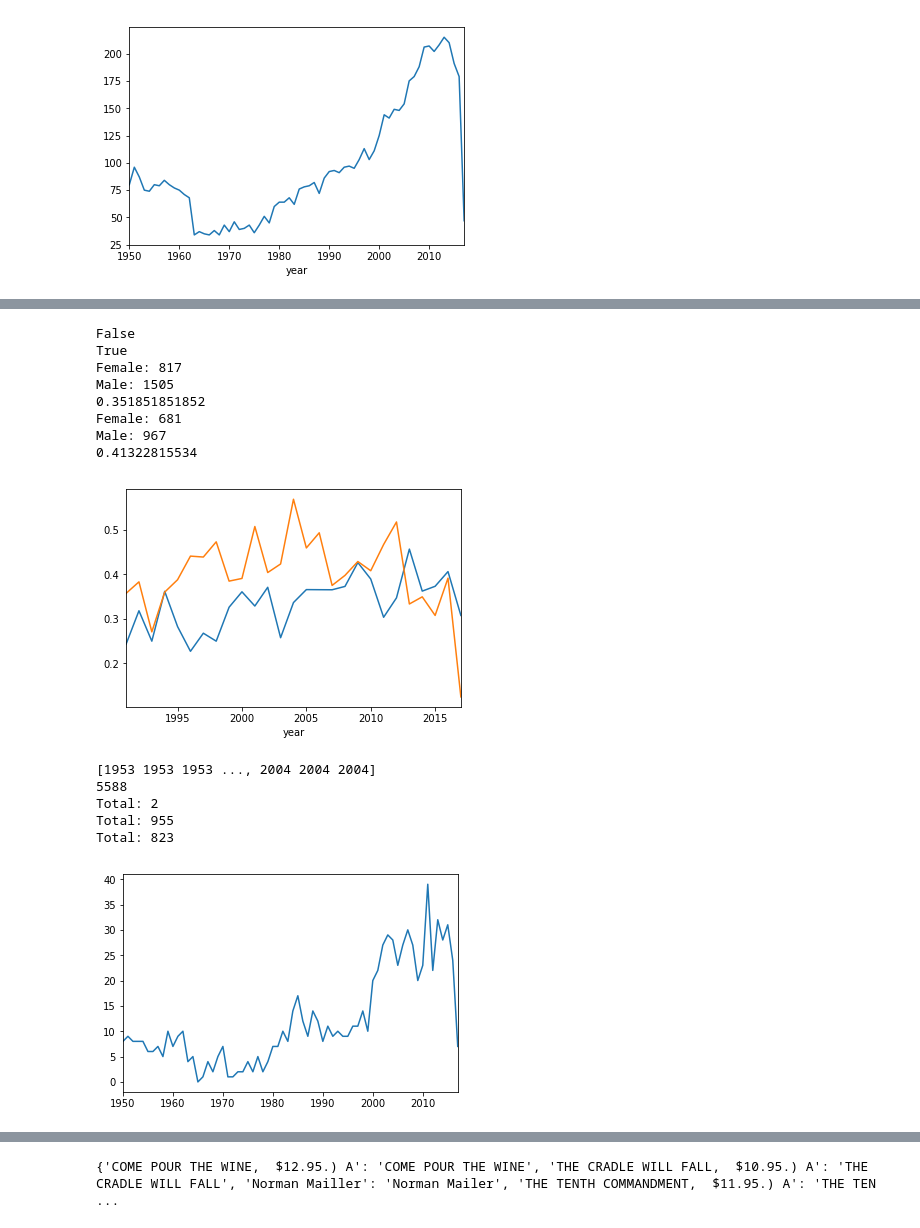
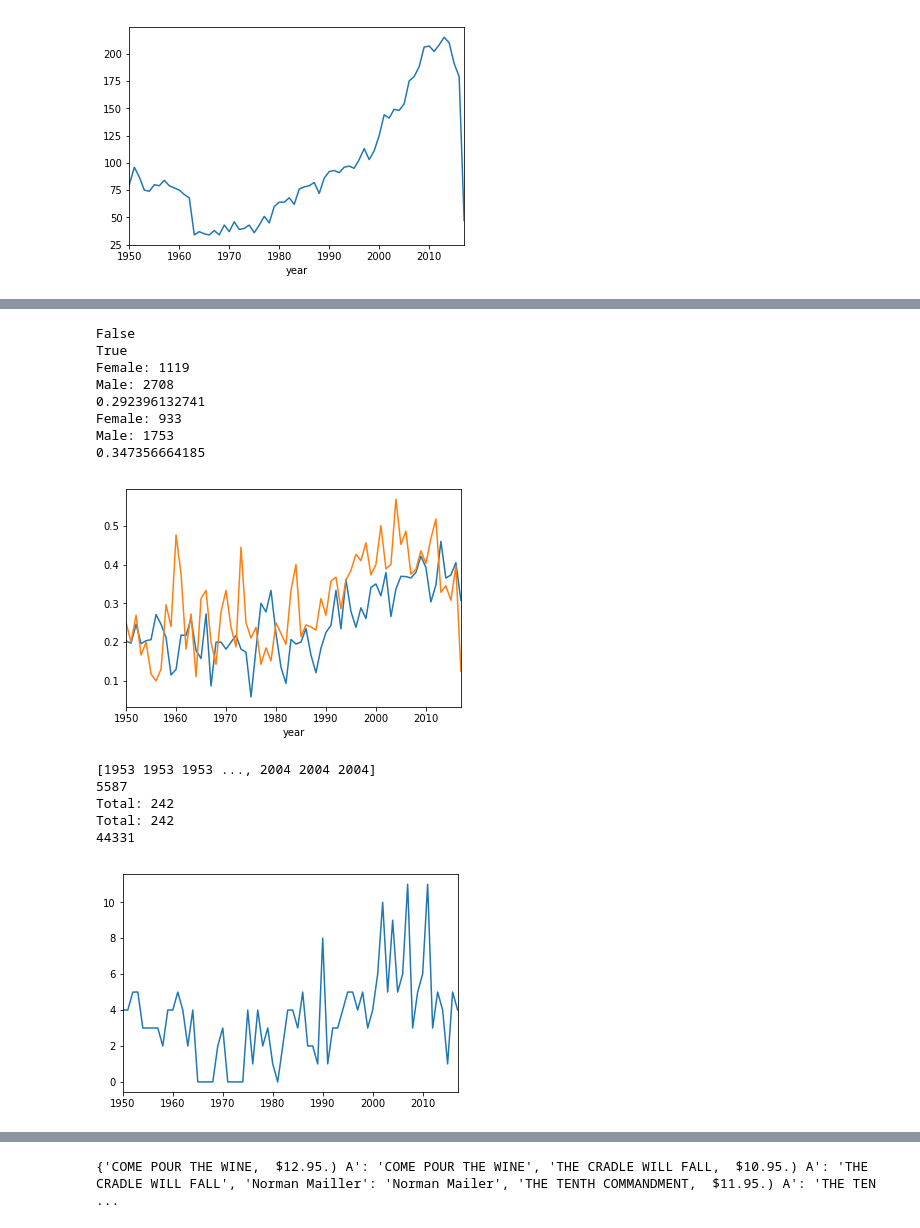
Before and after one commit to cimar/books, a Jupyter notebook: Clean Glue.ipynb, the cells around one changed output, grey strips where cells are left out. Drawn from its saved outputs; the diff is of its cells as text; code cells hidden in the pictures.

Commit message:
Taking care of the empty lses, writing data to a pickle

```diff
--- a/Clean Glue.ipynb
+++ b/Clean Glue.ipynb
@@ -406,8 +391,8 @@ def get_oclc_entries(title,authors):
         #i = i+1
     return entries
 
-print get_oclc_entries('BELOVED', ['Toni Barfblatt'])
-print get_oclc_entries('SEVEN DAYS IN MAY', ['Fletcher Knebel'])
+print get_oclc_entries('THE CITY OF MIRRORS', ['Justin Cronin'])
+#print get_oclc_entries('SEVEN DAYS IN MAY', ['Fletcher Knebel'])
 
 def max_holding(oarr):
     target = oarr[0]
@@ -448,6 +433,7 @@ def lookup_oclc(owi):
         response_code = xml.find('{http://classify.oclc.org}response').get("code")
         if response_code == '102':
             print '102!'
+        v = [{'name':'','viaf':''}]
     fast = get_fast(xml)
     target = {'authors':v,'fast':fast}
     return target
@@ -473,5 +459,5 @@ def get_viaf(author, viaf_dict_arr):
                 return v['viaf']
     return target
 
-#print(get_genders(["Fletcher Knebel","Charles W. Bailey II"],test_author_dict))
+print(get_genders(["Fletcher Knebel","Charles W. Bailey II"],test_author_dict))
 # %% [output]
@@ -554,5 +548,6 @@ http://classify.oclc.org/classify2/Classify?owi=2409782529
 # %%
 print len(skipped_ta)
+
 
 
 def print_head(sset,limit):
@@ -563,9 +558,4 @@ def print_head(sset,limit):
         print s
         i = i+1
 
-empty_set = set()
-for x in skipped_ta:
-    empty_set.add(str(x))
-print len(empty_set)
-
 print_head(skipped_ta,50)
@@ -581,6 +567,7 @@ genre_terms = ["fiction","stories","tales","literature","opera"]
 genre_dict = {"romance":{"keys":["romance","erotic"],"stops":["language"]}, #took out 'domestic'
               "domestic":{"keys":["domestic"]},
               "suspense":{"keys":["suspense"]},
+              "legal":{"keys":["legal"]},
               "horror":{"keys":["horror","paranormal"]},
               "mystery":{"keys":["mystery","detective","crime"]},
               "spy_and_politics":{"keys":["spy ","politic"]},
@@ -758,6 +745,18 @@ fig = unique_counts.plot().get_figure()
 fig.savefig("unique_titles_per_year2.png")
 # %% [output]
 [figure]
+# %%
+gendered = split_by_gender(processed)
+
+genders = ["female","male"]
+
+i = 0
+for g in gendered:
+    df = pandas.DataFrame(processed).groupby("year")
+    unique_counts = df.apply(unique_titles).apply(len)
+    fig = unique_counts.plot().get_figure()
+    fig.savefig("genre_percent_year_"+genders[i]+"2.png")
+    i = i+1
 # %%
 #tall_df = pandas.DataFrame(tally_genres_binned(processed,"year")).set_index("year")
 #fig1 = tall_df.plot().get_figure()
@@ -790,7 +789,7 @@ for g in gendered:
 def is_any_genre(fast_ls):
     for x in fast_ls:
         for key in genre_dict:
-#        key ="romance"
+#        key ="mystery"
             if is_genre(x,key):
                 return True
     return False
@@ -801,47 +800,47 @@ df["is_genre"] = df["fast_subjects"].apply(is_any_genre)
 df["gender"] = df["genders"].apply(class_gender)
 
 ndf = percent_women_binned(df,"year")
-df = df[df["year"].astype(int)>1990]
+# df = df[df["year"].astype(int)>1990]
 
 i = 0
 grouped = df.groupby("is_genre")
 for g in grouped:
     print g[0]
     p = percent_women_binned(g[1],"year")
     if i == 0:
         ax = pandas.DataFrame(p).set_index("year").plot(legend = False)
     else:
         pandas.DataFrame(p).set_index("year").plot(ax = ax,legend=False)
         fig = ax.get_figure()
         #fig.savefig("romance_v_not.png")
     i = i+1
 
 
 grouped = df.groupby(["is_genre","gender"]).size()
 grouped
 
 
 
 i = 0
 for x in grouped:
     if i%2 == 0:
         female = x
         print "Female: "+ str(female)
     else:
         male = x
         print "Male: "+ str(male)
         print float(female)/float(female+male)
     i = i+1
 # %% [output]
 False
 True
-Female: 817
-Male: 1505
-0.351851851852
-Female: 681
-Male: 967
-0.41322815534
+Female: 1119
+Male: 2708
+0.292396132741
+Female: 933
+Male: 1753
+0.347356664185
-[figure, old version]
+[figure, new version]
 # %%
 df = pandas.DataFrame(processed)
 
@@ -889,19 +888,26 @@ for x in processed:
 print len(unique_ta)
 
 empties = count_values(unique_processed,"owi","")
-empties = count_values(unique_processed,"fast_subjects",[])
+#empties = count_values(unique_processed,"fast_subjects",[])
 empties = count_values(unique_processed,"genders",[])
-#print len(processed)
+print len(processed)
 s = pandas.Series(empties)
 s.plot()
 s
 
+
+
 def get_empties(ls,field):
+    i = 0
     target = []
     for x in ls:
         if len(x[field]) == 0:
             target.append(x)
+            if i < 10:
+                print x
     return target
+
+#empties = get_empties(unique_processed,"owi")
 
 def fill_manual_dict(orig_ls,failed_field,target):
     target = []
@@ -911,11 +917,11 @@ def fill_manual_dict(orig_ls,failed_field,target):
     return target
 # %% [output]
 [1953 1953 1953 ..., 2004 2004 2004]
-5588
-Total: 2
-Total: 955
-Total: 823
+5587
+Total: 242
+Total: 242
+44331
-[figure, old version]
+[figure, new version]
 # %%
 def csv_str(ls,delim):
     target = ""
```
Also changed, not shown: parts of 19 cells of this notebook, 9 other files.
